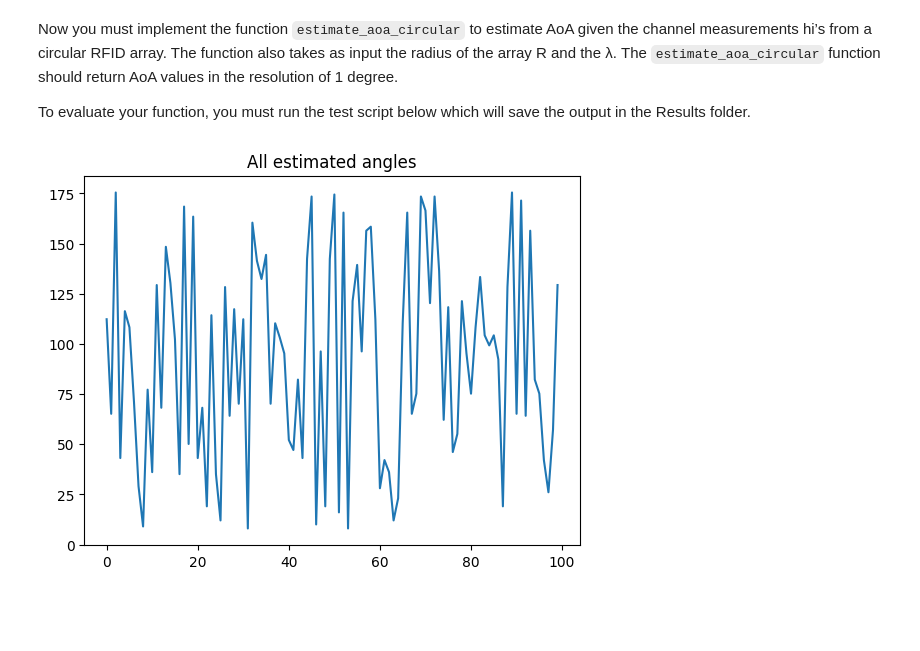
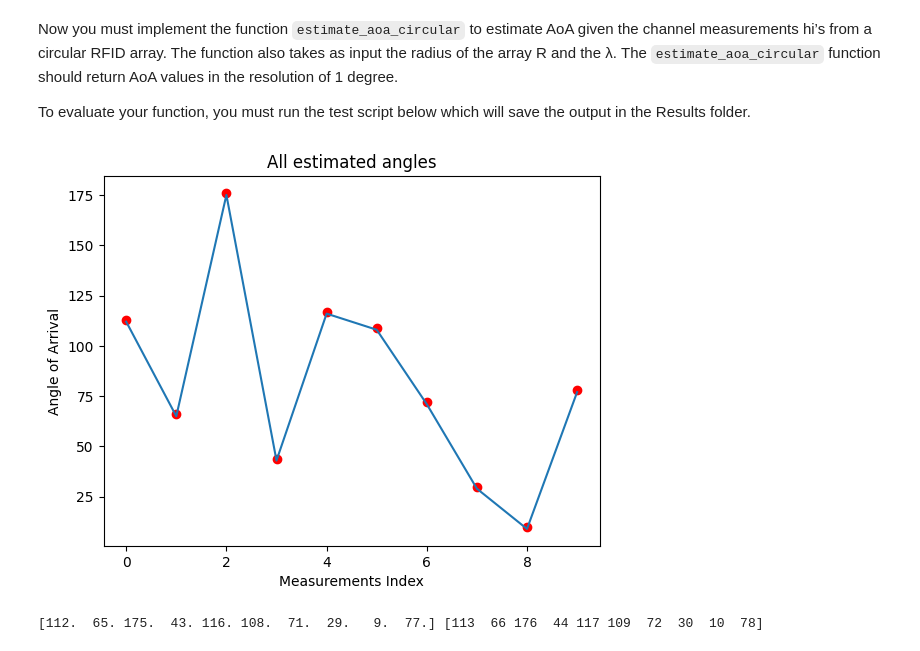
Before and after one commit to sjfenarg/LAB3_RFID, a Jupyter notebook: task_2.ipynb, the cells around one changed output. Cells and saved outputs as stored; diff of their text form; code cells hidden in the pictures; blank space fills up the shorter version.

Commit message:
Updated with debug checks

```diff
--- a/task_2.ipynb
+++ b/task_2.ipynb
@@ -42,8 +42,8 @@ def estimate_aoa(h, d, wavelength):
     N = len(h)
 
     # Rango de theta de 0 a pi
-    theta_range = np.linspace(0, np.pi, 180)
-
+    theta_range = np.arange(0,180)
+    theta_range = theta_range * np.pi / 180
     # Inicializar arreglo para almacenar las magnitudes
     magnitudes = []
 
@@ -98,16 +98,22 @@ for k in range(100):
 
 
 
+aoa_estimation = sio.loadmat('Debugging_data/AoA_estimation_10.mat')
+
 
 
 # plot x axis is the angle and y is the  measurements index
 plt.figure()
-plt.plot(angles)
+plt.plot(angles, label = 'AoA estimation')
 plt.xlabel('Measurements Index')
 plt.ylabel('Angle of Arrival')
 plt.title('Angle of Arrival Estimation')
+
+
+angles_debugging = aoa_estimation['angles'][0]
+plt.scatter(np.arange(0,10), np.round(angles_debugging), label='AoA Debugging', color='red')
+plt.legend()
 plt.show()
-
 # Save angles array to a .mat file
 # sio.savemat('../Results/AoA_estimation.mat', {'angles': angles})
 # %% [output]
@@ -171,7 +196,8 @@ def estimate_aoa_circular(h, R, wavelength):
     N = len(h)
 
     # Rango de theta de 0 a pi
-    theta_range = np.linspace(0, 2*np.pi, 360)
+    theta_range = np.linspace(0, 359, 360)
+    theta_range = np.deg2rad(theta_range)
 
     # Inicializar arreglo para almacenar las magnitudes
     magnitudes = []
@@ -198,32 +224,39 @@ def estimate_aoa_circular(h, R, wavelength):
 # %%
 import numpy as np
 import scipy.io as sio
 
 # Load data from .mat file
 data = sio.loadmat('Test/Test_AoA_Estimation_circular.mat')
 
 # Assuming 'channels', 'R', and 'lambda' are keys in the loaded data
 channels = data['channels']
 R = data['R'][0][0]
 lambda_ = data['lambda'][0][0]
 
 # Initialize angles array
 angles = np.zeros(100)
 number_of_antennas = np.arange(len(channels[0, :]))
 
 # Calculate angles using estimate_aoa_circular function
 for k in range(100):
     h_curr = channels[k, :]
     angles[k] = estimate_aoa_circular(h_curr, R, lambda_)
 
 
 
+
+debug_angles = sio.loadmat('Debugging_data/AoA_estimation_circular_10.mat')
 plt.figure()
-plt.plot(angles)
+plt.plot(angles[0:10], label='AoA estimation')
 plt.title('All estimated angles')
+plt.xlabel('Measurements Index')
+plt.ylabel('Angle of Arrival')
+plt.scatter(np.arange(0, 10), debug_angles['angles'][0], label='AoA Debugging', color='red')
 plt.show()
 
+print(angles[0:10], debug_angles['angles'][0])
 # Save angles array to a .mat file
 sio.savemat('Results/AoA_estimation_circular.mat', {'angles': angles})
 # %% [output]
-[figure, old version]
+[figure, new version]
+[112.  65. 175.  43. 116. 108.  71.  29.   9.  77.] [113  66 176  44 117 109  72  30  10  78]
```
Also changed, not shown: parts of 2 cells of this notebook.
